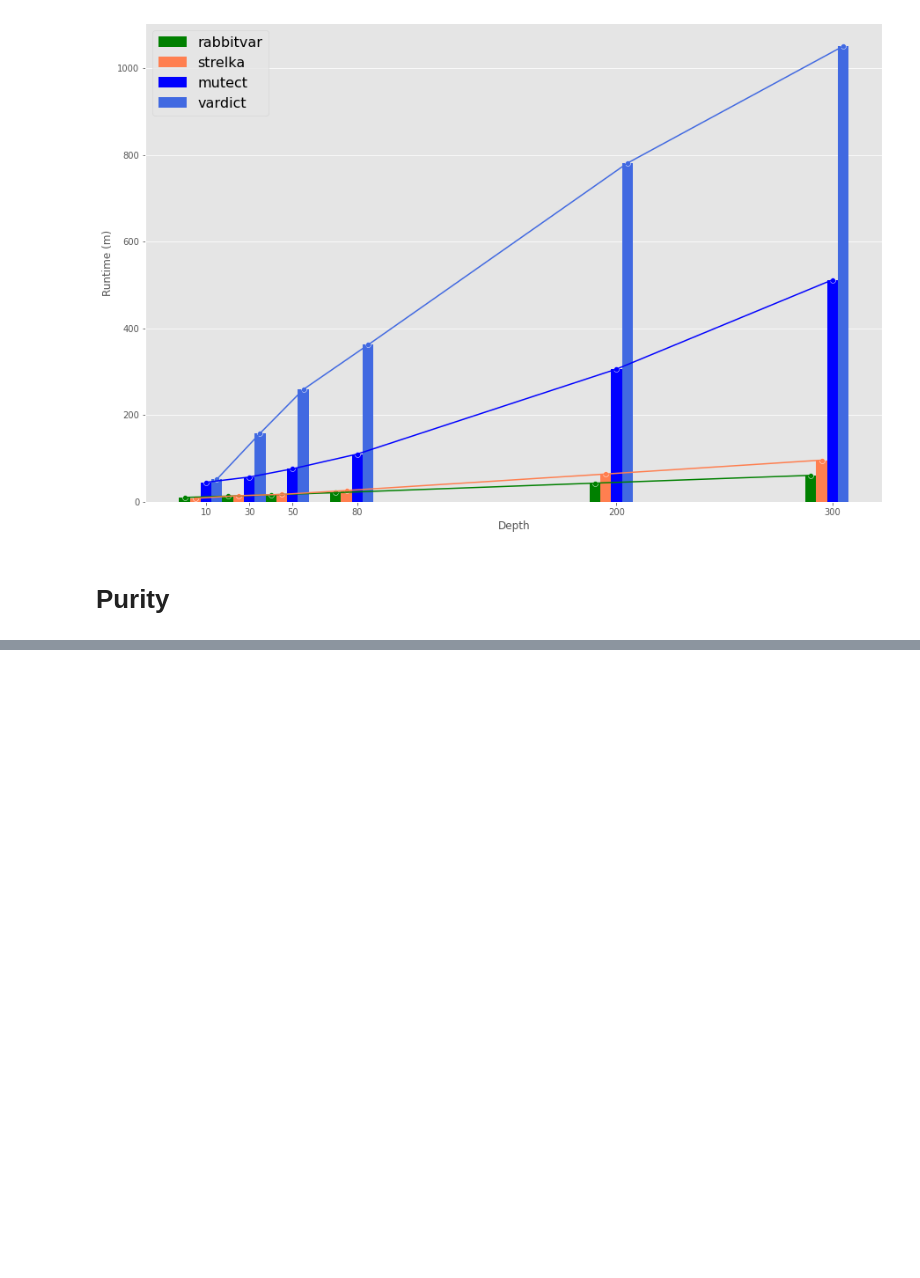
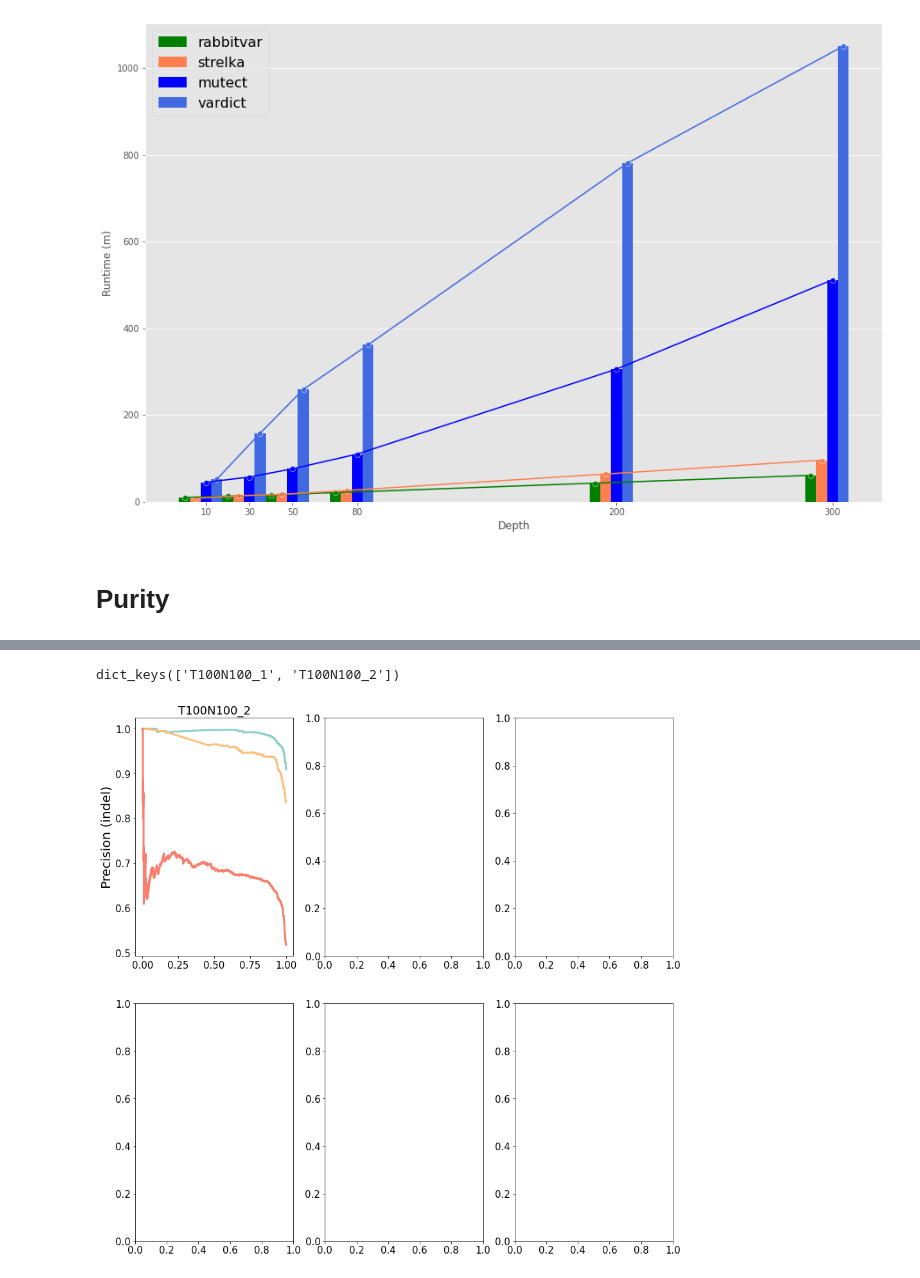
Before and after one commit to LeiHaoa/RabbitVar, a Jupyter notebook: RandomForest/Paper/ROC_curve.ipynb, the cells around one changed output, grey strips where cells are left out. Saved outputs shown, nothing was run; the diff lists cells and outputs as text; code cells hidden in the pictures; blank space fills up the shorter version.

Commit message:
fix call_xgboost and run_rabbitvar

```diff
--- a/RandomForest/Paper/ROC_curve.ipynb
+++ b/RandomForest/Paper/ROC_curve.ipynb
@@ -4,6 +4,7 @@ import pandas as pd
 from matplotlib import pyplot as plt
 # %%
 g_colors = ['#8ecfc9', '#ffbe7a', '#fa7f6f', '#82b0d2']
+g_colors = ['#1f77b4', '#ff7f0e', '#2ca02c', '#d62728'] #matplotlib default colors
 g_callers = ['RabbitVar', 'Strelka2', 'Mutect2', 'VarDict']
 g_color_map = {}
 for ca, co in zip(g_callers, g_colors):
@@ -678,21 +696,20 @@ def put_purity_data(rv_path, other_path, DATA_DICT, Key):
 # %%
 P2_WK = "p2:/home/user_home/haoz/data/BCBIO_SPP_HIGHCONF/workspace"
 KEY_PATH_MAP={
-  'T100N100_1': P2_WK + "/SPP_GT_1-0_1_AND_SPP_GT_0-1_1/HCC1395_SPP_GT_1-0_1_AND_SPP_GT_0-1_1/SPP_GT_1-0_1",
-  'T100N100_2': P2_WK + "/SPP_GT_1-0_2_AND_SPP_GT_0-1_2/HCC1395_SPP_GT_1-0_2_AND_SPP_GT_0-1_2/SPP_GT_1-0_2",
-  'T100N100_3': P2_WK + "/SPP_GT_1-0_3_AND_SPP_GT_0-1_3/HCC1395_SPP_GT_1-0_3_AND_SPP_GT_0-1_3/SPP_GT_1-0_3",
-  'T75N100_1' : P2_WK + "/SPP_GT_3-1_1_AND_SPP_GT_0-1_1/HCC1395_SPP_GT_3-1_1_AND_SPP_GT_0-1_1/SPP_GT_3-1_1",
-  'T75N100_2' : P2_WK + "/SPP_GT_3-1_2_AND_SPP_GT_0-1_2/HCC1395_SPP_GT_3-1_2_AND_SPP_GT_0-1_2/SPP_GT_3-1_2",
-  'T75N100_3' : P2_WK + "/SPP_GT_3-1_3_AND_SPP_GT_0-1_3/HCC1395_SPP_GT_3-1_3_AND_SPP_GT_0-1_3/SPP_GT_3-1_3",
+  'T100N100_1': P2_WK + "/SPP_GT_1-0_1_AND_SPP_GT_0-1_1/HCC1395_SPP_GT_1-0_1_AND_SPP_GT_0-1_1/SPP_GT_1-0_1/SPP_GT_1-0_1",
+  'T100N100_2': P2_WK + "/SPP_GT_1-0_2_AND_SPP_GT_0-1_2/HCC1395_SPP_GT_1-0_2_AND_SPP_GT_0-1_2/SPP_GT_1-0_2/SPP_GT_1-0_2",
+#   'T100N100_3': P2_WK + "/SPP_GT_1-0_3_AND_SPP_GT_0-1_3/HCC1395_SPP_GT_1-0_3_AND_SPP_GT_0-1_3/SPP_GT_1-0_3/SPP_GT_1-0_3",
+#   'T75N100_1' : P2_WK + "/SPP_GT_3-1_1_AND_SPP_GT_0-1_1/HCC1395_SPP_GT_3-1_1_AND_SPP_GT_0-1_1/SPP_GT_3-1_1/SPP_GT_3-1_1",
+#   'T75N100_2' : P2_WK + "/SPP_GT_3-1_2_AND_SPP_GT_0-1_2/HCC1395_SPP_GT_3-1_2_AND_SPP_GT_0-1_2/SPP_GT_3-1_2/SPP_GT_3-1_2",
+#   'T75N100_3' : P2_WK + "/SPP_GT_3-1_3_AND_SPP_GT_0-1_3/HCC1395_SPP_GT_3-1_3_AND_SPP_GT_0-1_3/SPP_GT_3-1_3/SPP_GT_3-1_3",
 }
 # %%
 vtype = "INDEL"
-PURITY_DATA_DICT_SNV = {}
-for key, remote_base in KEY_PATH_MAP.items():
+PURITY_DATA_DICT_INDEL = {}
+for key, remote_base_prefix in KEY_PATH_MAP.items():
   label = remote_base.split("/")[-3] + "_" + vtype + ".vcf" #label: like SPP_GT_1-0_1_AND_SPP_GT_0-1_1 | key: like T100N100_1
   #remote_base = KEY_PATH_MAP[key]
-  rvpath = "/home/large/haoz/HCC1395_DATAS/SPP/rabbitvar_result/som_res_0920/" + label
+  rvpath = "/home/large/haoz/HCC1395_DATAS/SPP/rabbitvar_result/som_res_1017/" + label
   print(rvpath)
-  continue
-  put_purity_data(rvpath, remote_base, PURITY_DATA_DICT_SNV, key)
+  put_purity_data(rvpath, remote_base_prefix, PURITY_DATA_DICT_INDEL, key)
 # %% [output]
@@ -704,0 +730,22 @@ for key, remote_base in KEY_PATH_MAP.items():
+# %%
+fig, ([ax11, ax12, ax13], [ax21, ax22, ax23]) = plt.subplots(2, 3, figsize=(15, 15))
+def ax_plot_prec_recall_curve(ax, DATA, truth_vars):
+  for index, label in enumerate(['RabbitVar', 'Strelka2', 'Mutect2']):
+    tmp = DATA[index]
+    data = pd.DataFrame()
+    data['site'] = tmp.keys()
+    data['pred'] = tmp.values()
+    data['truth'] = data.apply(rabv_get_label, axis = 1, args = (truth_vars,))
+    precision, recall, thresholds = precision_recall_curve(data['truth'], data['pred'])
+    ax.plot(recall, precision, label = label, color = g_color_map[label], linewidth = 3)
+    if g_add_legend:
+      plt.legend()
+
+#for key in KEY_PATH_MAP.keys():
+print(PURITY_DATA_DICT_INDEL.keys())
+ax11.set_ylabel("Precision (indel)")
+ax11.set_title(key, fontsize = 18)
+ax_plot_prec_recall_curve(ax11, PURITY_DATA_DICT_INDEL[key], truth_vars_indel)
+# %% [output]
+dict_keys(['T100N100_1', 'T100N100_2'])
+[figure, added]
```
Also changed, not shown: parts of 3 cells of this notebook, 6 other files.
